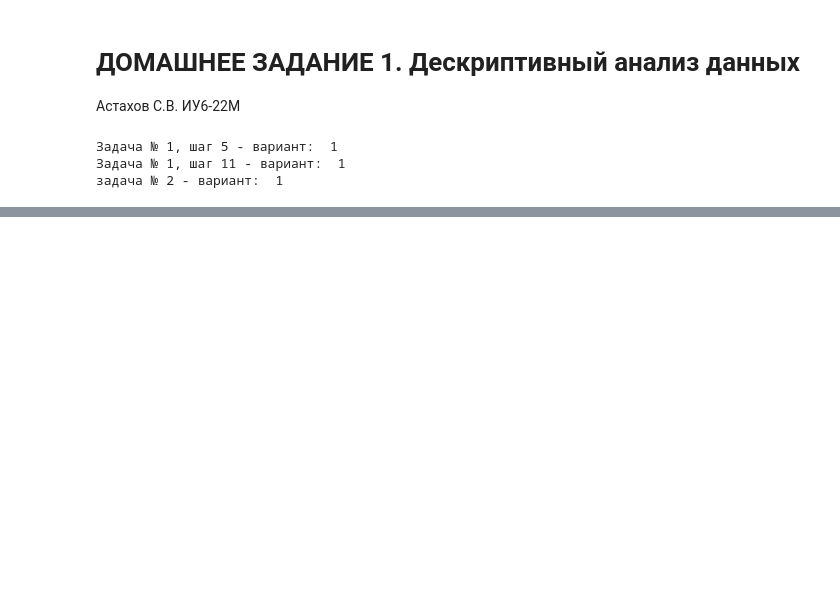
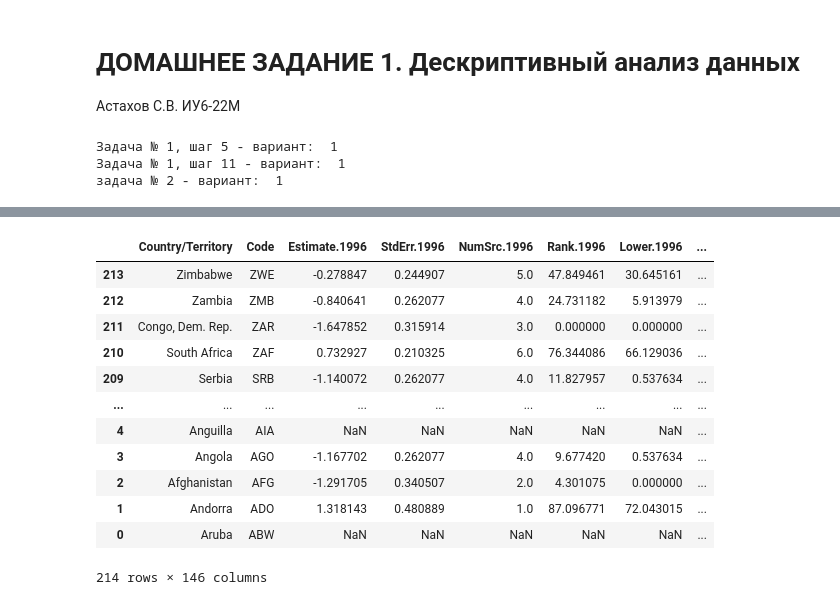
Before and after one commit to Trickster2038/BMSTU-M2-ML-METHODS, a Jupyter notebook: hw1/hw1.ipynb, the cells around one changed output, grey strips where cells are left out. Cells and saved outputs as stored; diff of their text form; code cells hidden in the pictures; blank space fills up the shorter version.

```diff
--- a/hw1/hw1.ipynb
+++ b/hw1/hw1.ipynb
@@ -26,0 +58,17 @@ import pandas as pd
+# %%
+df_sort_desc = df.iloc[::-1] #сортировка по убыванию индекса
+df_sort_desc #вывод
+# %% [output]
+|  | Country/Territory | Code | Estimate.1996 | StdErr.1996 | NumSrc.1996 | Rank.1996 | Lower.1996 | ... |
+| 213 | Zimbabwe | ZWE | -0.278847 | 0.244907 | 5.0 | 47.849461 | 30.645161 | ... |
+| 212 | Zambia | ZMB | -0.840641 | 0.262077 | 4.0 | 24.731182 | 5.913979 | ... |
+| 211 | Congo, Dem. Rep. | ZAR | -1.647852 | 0.315914 | 3.0 | 0.000000 | 0.000000 | ... |
+| 210 | South Africa | ZAF | 0.732927 | 0.210325 | 6.0 | 76.344086 | 66.129036 | ... |
+| 209 | Serbia | SRB | -1.140072 | 0.262077 | 4.0 | 11.827957 | 0.537634 | ... |
+| ... | ... | ... | ... | ... | ... | ... | ... | ... |
+| 4 | Anguilla | AIA | NaN | NaN | NaN | NaN | NaN | ... |
+| 3 | Angola | AGO | -1.167702 | 0.262077 | 4.0 | 9.677420 | 0.537634 | ... |
+| 2 | Afghanistan | AFG | -1.291705 | 0.340507 | 2.0 | 4.301075 | 0.000000 | ... |
+| 1 | Andorra | ADO | 1.318143 | 0.480889 | 1.0 | 87.096771 | 72.043015 | ... |
+| 0 | Aruba | ABW | NaN | NaN | NaN | NaN | NaN | ... |
+214 rows × 146 columns
```
Also changed, not shown: parts of 9 cells of this notebook, 2 other files.
